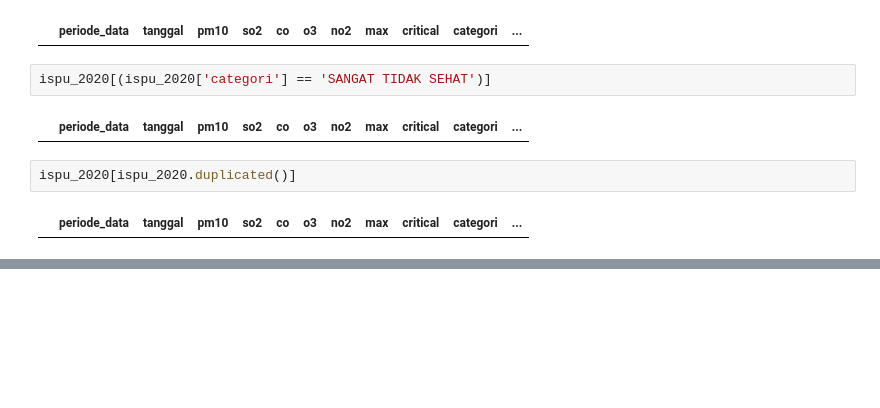
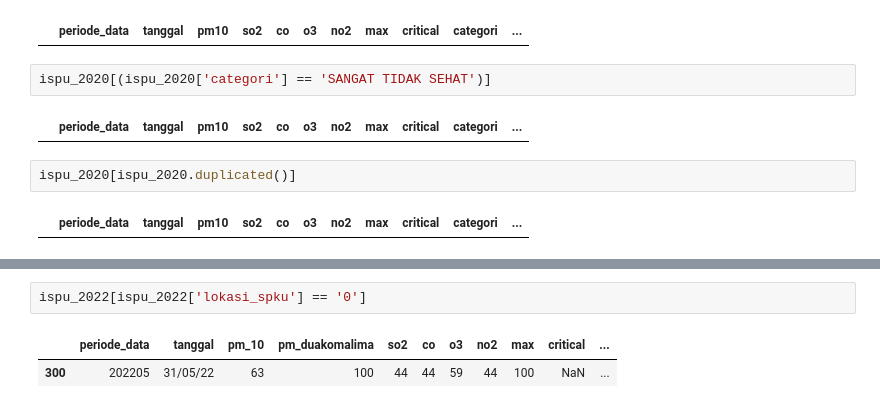
Before and after one commit to rbennum/ispu_202x, a Jupyter notebook: data_cleansing.ipynb, the cells around one changed output, grey strips where cells are left out. Saved outputs shown, nothing was run; the diff lists cells and outputs as text; blank space fills up the shorter version.

```diff
--- a/data_cleansing.ipynb
+++ b/data_cleansing.ipynb
@@ -212,0 +289,5 @@ ispu_2020.to_csv('ispu_2020_cleaned.csv')
+# %%
+ispu_2022[ispu_2022['lokasi_spku'] == '0']
+# %% [output]
+|  | periode_data | tanggal | pm_10 | pm_duakomalima | so2 | co | o3 | no2 | max | critical | ... |
+| 300 | 202205 | 31/05/22 | 63 | 100 | 44 | 44 | 59 | 44 | 100 | NaN | ... |
```
Also changed, not shown: parts of 13 cells of this notebook, 1 other file.
